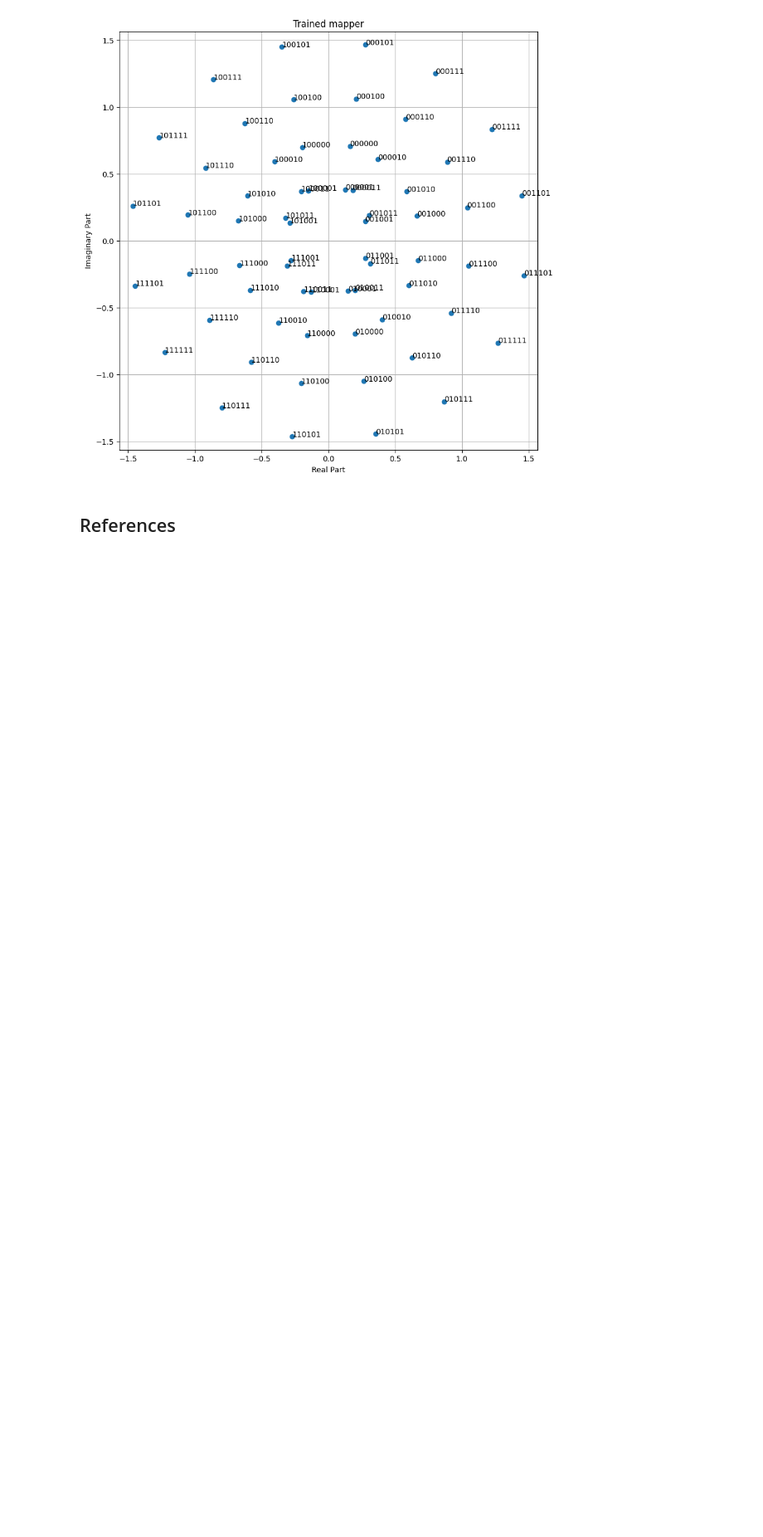
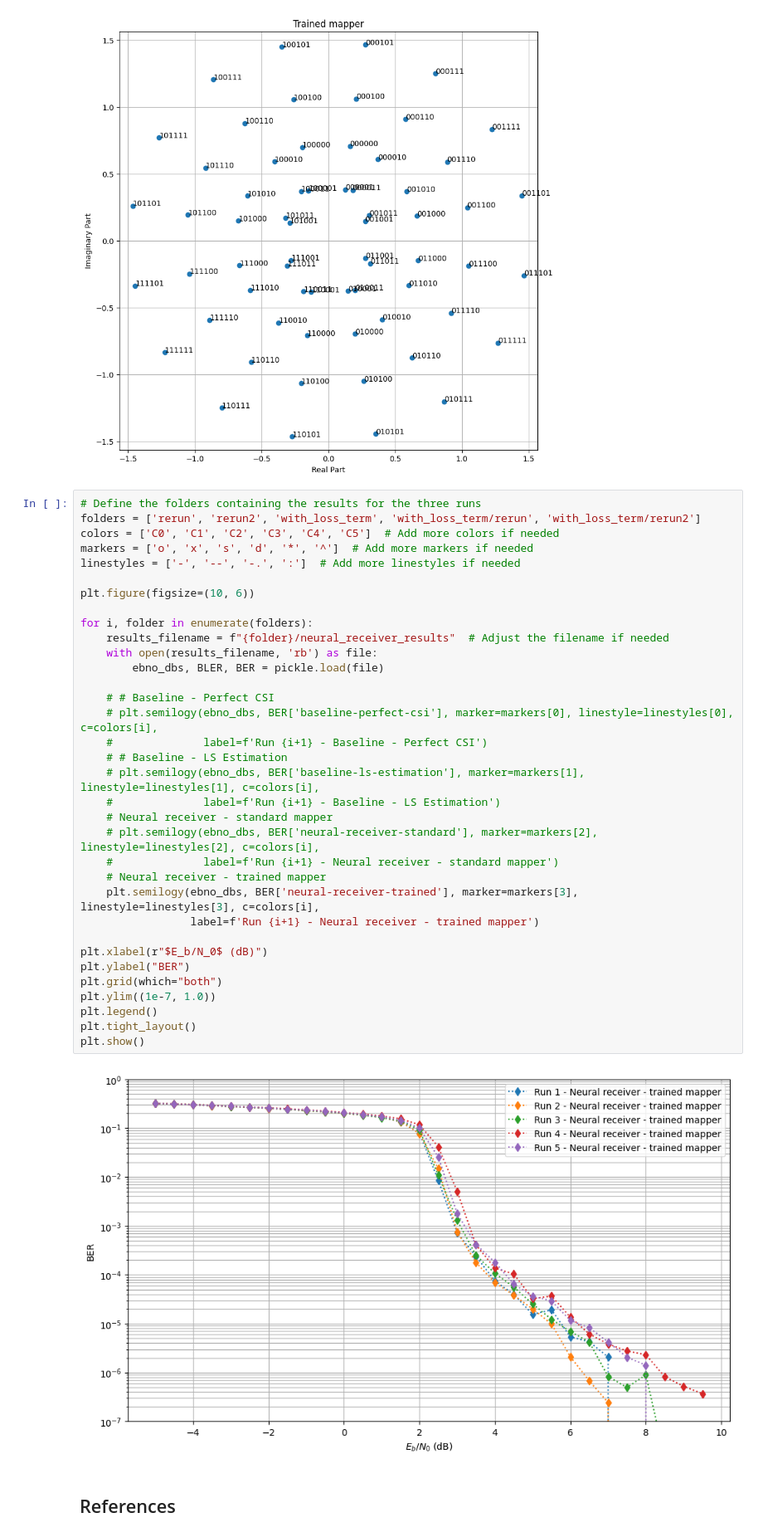
Before and after one commit to VivOwoH/5G-E2E-with-DeepRx-and-WGAN-channel, a Jupyter notebook: 64QAM/100000_iterations/Neural_Receiver-64qam-good.ipynb, the cells around one changed output. Shown at 83% size. Saved outputs shown, nothing was run; the diff lists cells and outputs as text; blank space fills up the shorter version.

```diff
--- a/64QAM/100000_iterations/Neural_Receiver-64qam-good.ipynb
+++ b/64QAM/100000_iterations/Neural_Receiver-64qam-good.ipynb
@@ -961,6 +961,42 @@ for j, p in enumerate(constellation.points):
     )
 # %% [output]
 [figure]
+# %%
+# Define the folders containing the results for the three runs
+folders = ['rerun', 'rerun2', 'with_loss_term', 'with_loss_term/rerun', 'with_loss_term/rerun2']
+colors = ['C0', 'C1', 'C2', 'C3', 'C4', 'C5']  # Add more colors if needed
+markers = ['o', 'x', 's', 'd', '*', '^']  # Add more markers if needed
+linestyles = ['-', '--', '-.', ':']  # Add more linestyles if needed
+
+plt.figure(figsize=(10, 6))
+
+for i, folder in enumerate(folders):
+    results_filename = f"{folder}/neural_receiver_results"  # Adjust the filename if needed
+    with open(results_filename, 'rb') as file:
+        ebno_dbs, BLER, BER = pickle.load(file)
+
+    # # Baseline - Perfect CSI
+    # plt.semilogy(ebno_dbs, BER['baseline-perfect-csi'], marker=markers[0], linestyle=linestyles[0], c=colors[i],
+    #              label=f'Run {i+1} - Baseline - Perfect CSI')
+    # # Baseline - LS Estimation
+    # plt.semilogy(ebno_dbs, BER['baseline-ls-estimation'], marker=markers[1], linestyle=linestyles[1], c=colors[i],
+    #              label=f'Run {i+1} - Baseline - LS Estimation')
+    # Neural receiver - standard mapper
+    # plt.semilogy(ebno_dbs, BER['neural-receiver-standard'], marker=markers[2], linestyle=linestyles[2], c=colors[i],
+    #              label=f'Run {i+1} - Neural receiver - standard mapper')
+    # Neural receiver - trained mapper
+    plt.semilogy(ebno_dbs, BER['neural-receiver-trained'], marker=markers[3], linestyle=linestyles[3], c=colors[i],
+                 label=f'Run {i+1} - Neural receiver - trained mapper')
+
+plt.xlabel(r"$E_b/N_0$ (dB)")
+plt.ylabel("BER")
+plt.grid(which="both")
+plt.ylim((1e-7, 1.0))
+plt.legend()
+plt.tight_layout()
+plt.show()
+# %% [output]
+[figure, added]
 # %% [markdown]
 ## References <a class="anchor" id="References"></a>
 # %% [markdown]
```
Also changed, not shown: parts of 1 cell of this notebook, 9 other files.
